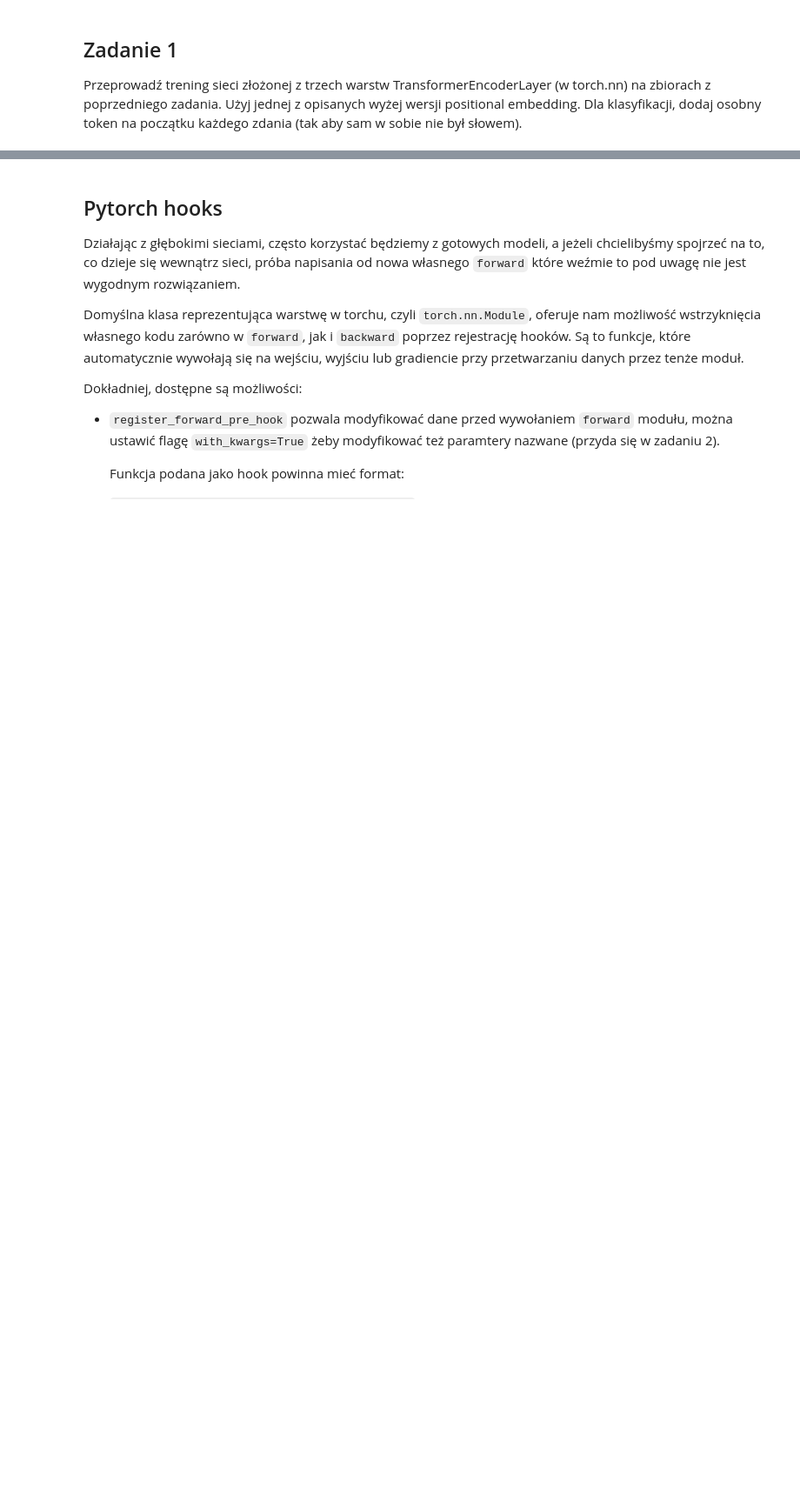
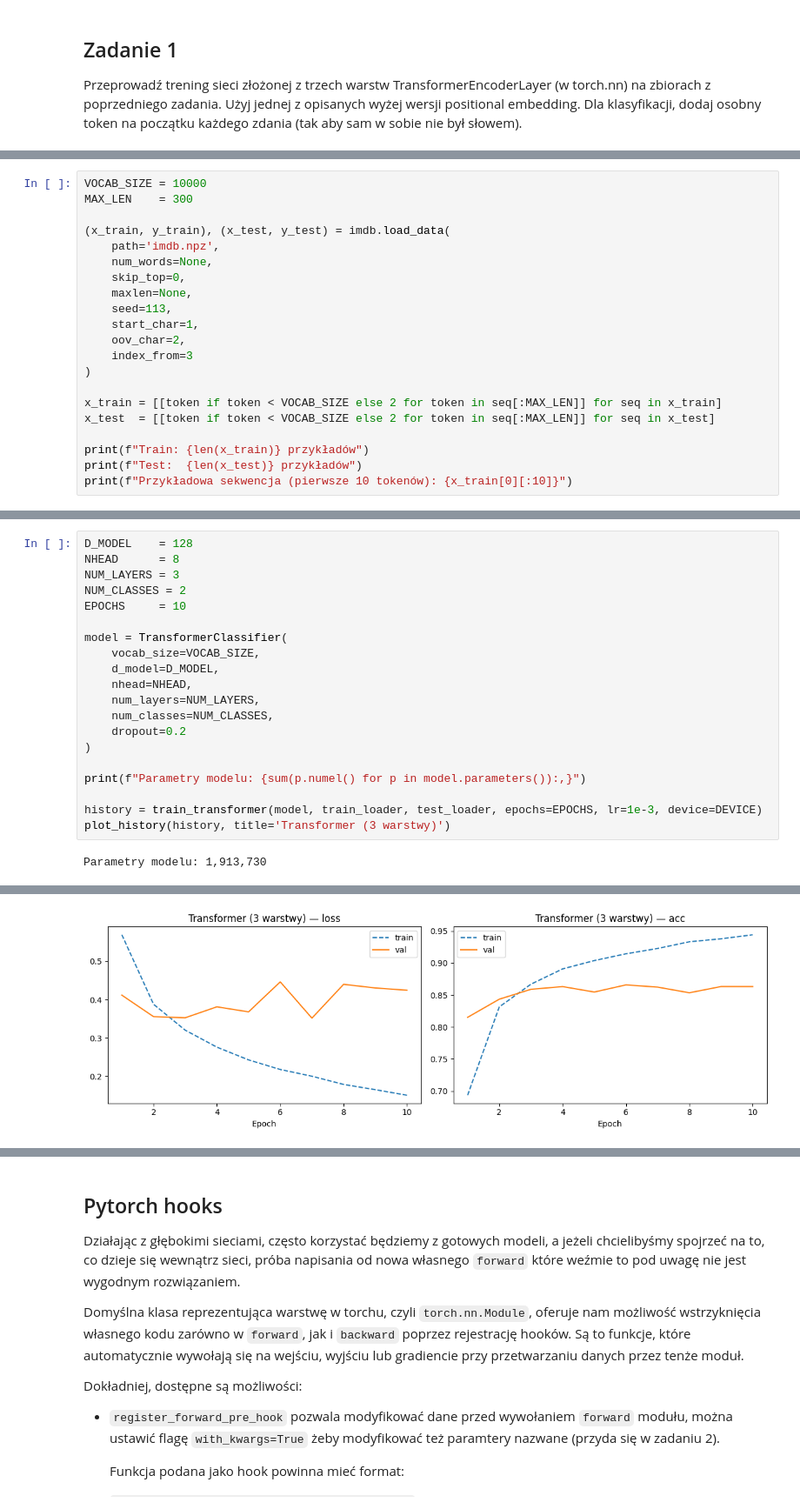
Before and after one commit to mikolaj-olesinski/Deep-Neural-Networks-PWR, a Jupyter notebook: lab10/lab10.ipynb, the cells around one changed output, grey strips where cells are left out. Shown at 87% size. Cells and saved outputs as stored; diff of their text form; blank space fills up the shorter version.

```diff
--- a/lab10/lab10.ipynb
+++ b/lab10/lab10.ipynb
@@ -87,0 +95,21 @@ Przeprowadź trening sieci złożonej z trzech warstw TransformerEncoderLayer (w
+# %%
+VOCAB_SIZE = 10000
+MAX_LEN    = 300
+
+(x_train, y_train), (x_test, y_test) = imdb.load_data(
+    path='imdb.npz',
+    num_words=None,
+    skip_top=0,
+    maxlen=None,
+    seed=113,
+    start_char=1,
+    oov_char=2,
+    index_from=3
+)
+
+x_train = [[token if token < VOCAB_SIZE else 2 for token in seq[:MAX_LEN]] for seq in x_train]
+x_test  = [[token if token < VOCAB_SIZE else 2 for token in seq[:MAX_LEN]] for seq in x_test]
+
+print(f"Train: {len(x_train)} przykładów")
+print(f"Test:  {len(x_test)} przykładów")
+print(f"Przykładowa sekwencja (pierwsze 10 tokenów): {x_train[0][:10]}")
@@ -87,0 +280,22 @@ Przeprowadź trening sieci złożonej z trzech warstw TransformerEncoderLayer (w
+# %%
+D_MODEL    = 128
+NHEAD      = 8
+NUM_LAYERS = 3
+NUM_CLASSES = 2
+EPOCHS     = 10
+
+model = TransformerClassifier(
+    vocab_size=VOCAB_SIZE,
+    d_model=D_MODEL,
+    nhead=NHEAD,
+    num_layers=NUM_LAYERS,
+    num_classes=NUM_CLASSES,
+    dropout=0.2
+)
+
+print(f"Parametry modelu: {sum(p.numel() for p in model.parameters()):,}")
+
+history = train_transformer(model, train_loader, test_loader, epochs=EPOCHS, lr=1e-3, device=DEVICE)
+plot_history(history, title='Transformer (3 warstwy)')
+# %% [output]
+Parametry modelu: 1,913,730
@@ -87,0 +312 @@ Przeprowadź trening sieci złożonej z trzech warstw TransformerEncoderLayer (w
+[figure, added]
```
Also changed, not shown: parts of 10 cells of this notebook, 1 other file.
